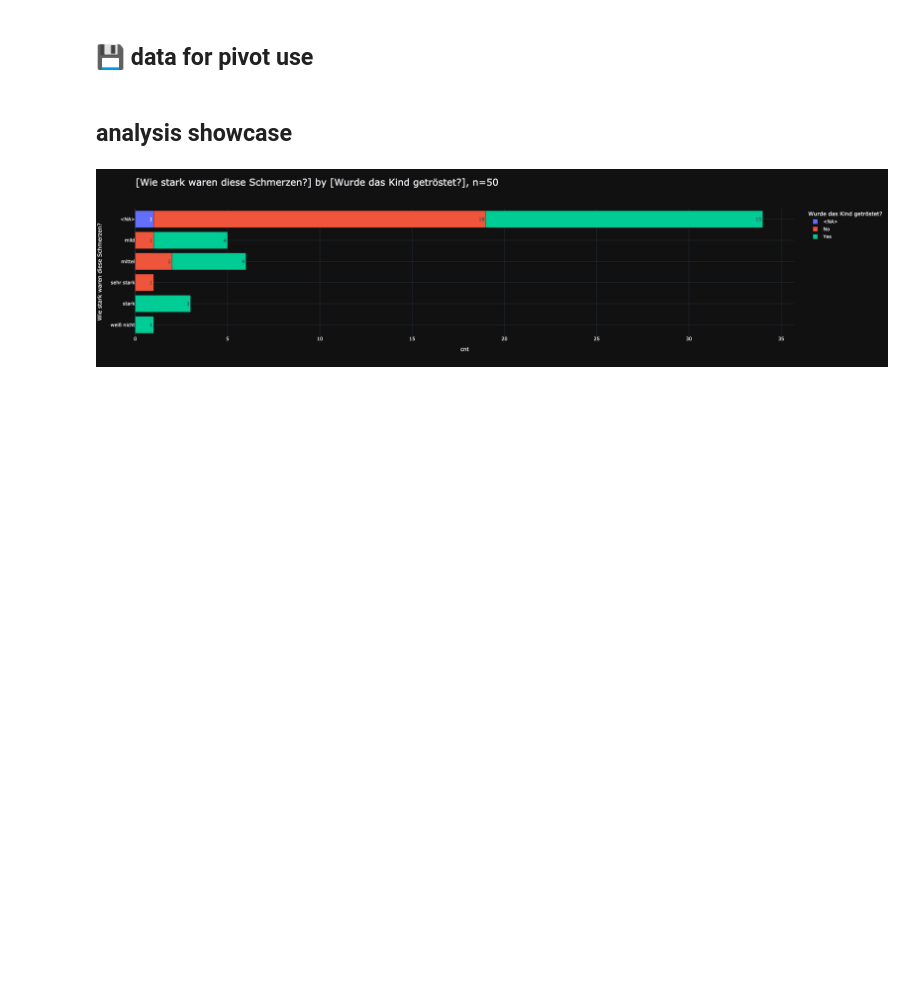
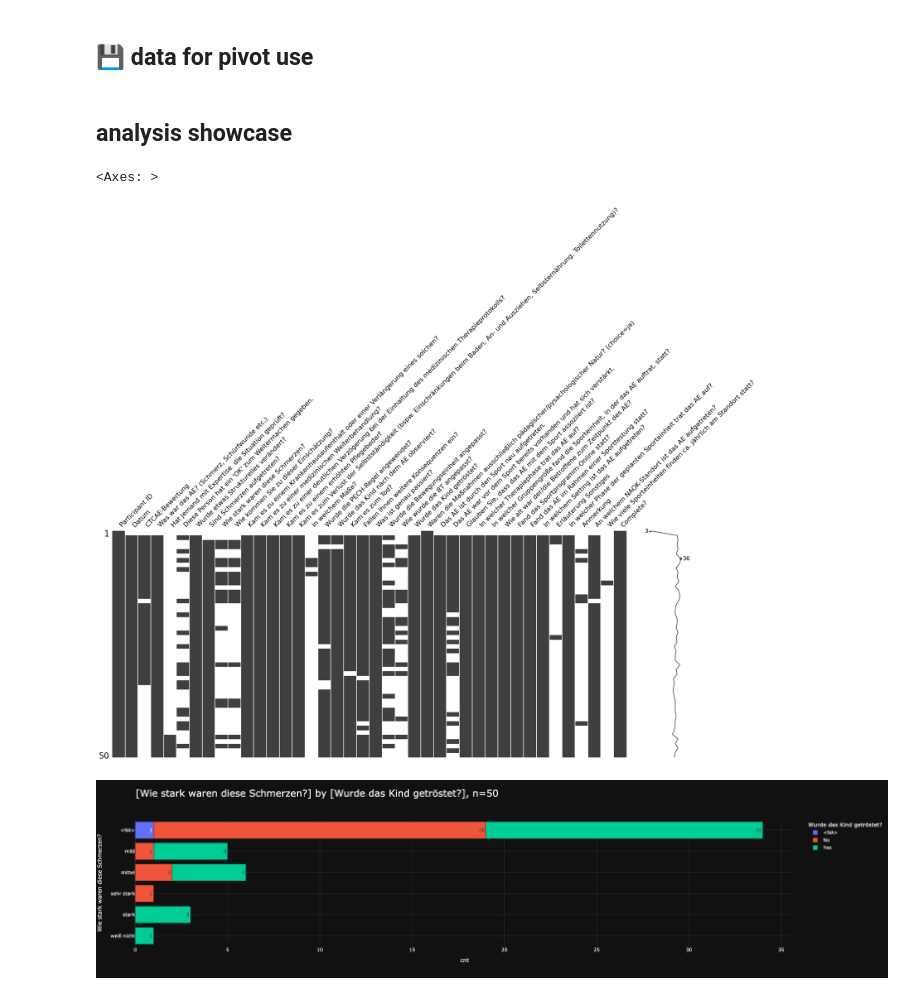
Before and after one commit to smeisegeier/sport-adverse-events, a Jupyter notebook: src/main.ipynb, the cells around one changed output. Saved outputs shown, nothing was run; the diff lists cells and outputs as text; code cells hidden in the pictures; blank space fills up the shorter version.

```diff
--- a/src/main.ipynb
+++ b/src/main.ipynb
@@ -191,6 +192,12 @@ tbl.describe_df(df_csv.iloc[:,:], "df_csv", top_n_uniques=5, top_n_chars_in_inde
 df_csv.reset_index().to_csv(Path(dir_data_out/"df_csv.csv"),sep=";", index=False, encoding="utf-8-sig")
 # %% [markdown]
 ## analysis showcase
+# %%
+mi.matrix(df_csv)
+# mi.bar(df_csv)
+# %% [output]
+<Axes: >
+[figure, added]
 # %%
 _df=df_csv[['Wurde das Kind getröstet?', 'Wie stark waren diese Schmerzen?']]
 pls.plot_stacked_bars(_df, orientation="h", swap=True)
```
Also changed, not shown: parts of 1 cell of this notebook.
